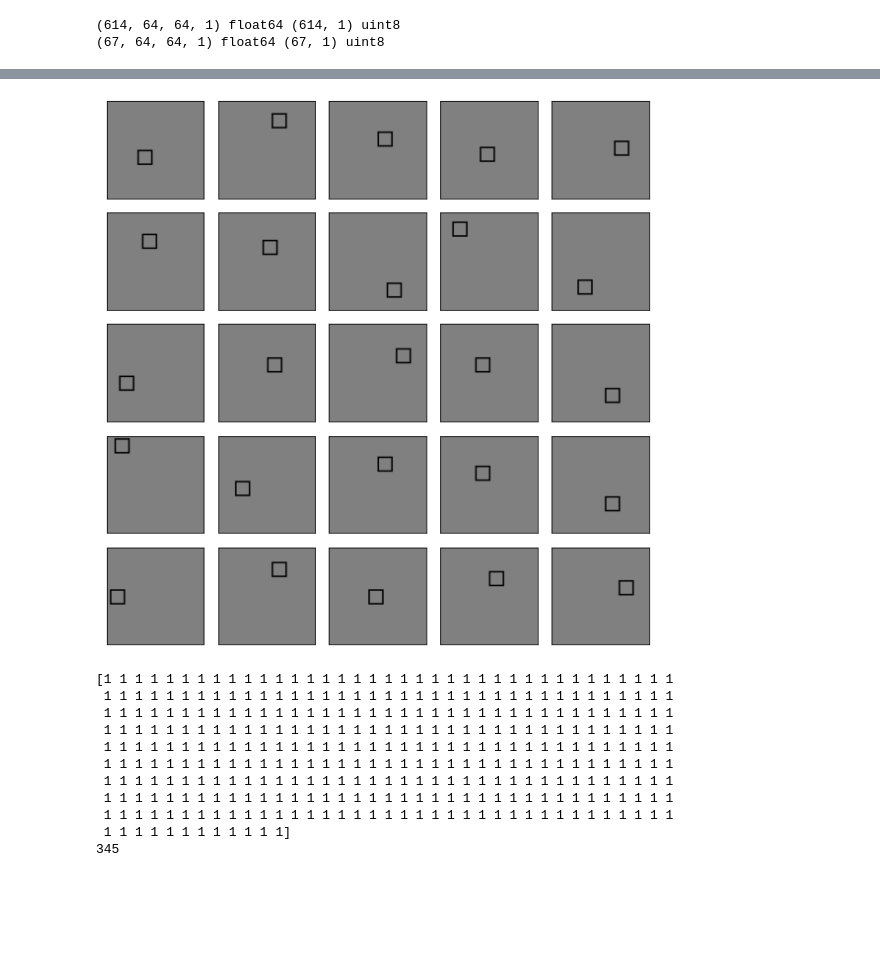
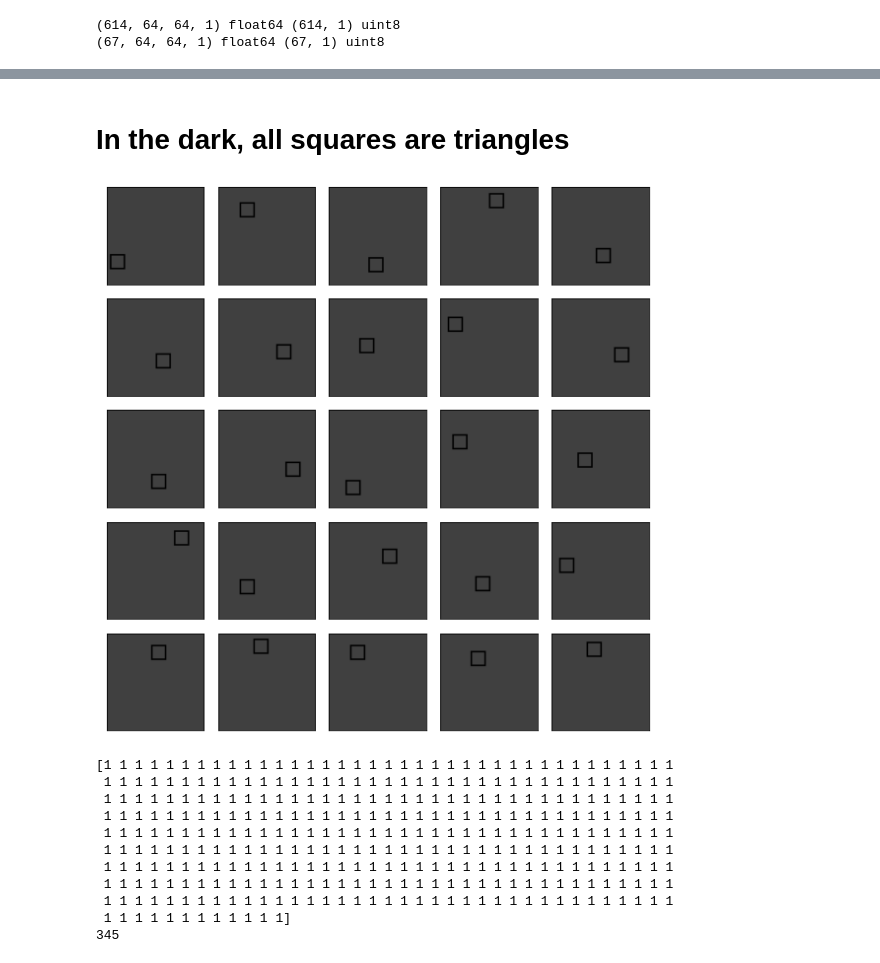
Before and after one commit to fau-masters-collected-works-cgarbin/machine-learning-but-not-understanding, a Jupyter notebook: deep_learning_but_not_understanding.ipynb, the cells around one changed output, grey strips where cells are left out. Drawn from its saved outputs; the diff is of its cells as text; code cells hidden in the pictures; blank space fills up the shorter version.

Commit message:
Change light/dark test set colors

```diff
--- a/deep_learning_but_not_understanding.ipynb
+++ b/deep_learning_but_not_understanding.ipynb
@@ -226,13 +228,18 @@ light_squares, _ = normalize_set(light_squares)
+# %% [markdown]
+# In the dark, all squares are triangles
+# %%
+dark_squares = images.get_square_dark_gray_dataset()
+dark_squares, _ = normalize_set(dark_squares)
 # %%
 plt.figure(figsize=(8,8))
 for i in range(25):
     plt.subplot(5,5,i+1)
     plt.xticks([])
     plt.yticks([])
     plt.grid(False)
-    plt.imshow(light_squares[i], cmap='gray', vmin=0.0, vmax=1.0)
+    plt.imshow(dark_squares[i], cmap='gray', vmin=0.0, vmax=1.0)
 plt.tight_layout()
 plt.show()
 # %% [output]
-[figure, old version]
+[figure, new version]
 # %%
```
Also changed, not shown: parts of 13 cells of this notebook, 1 other file.
